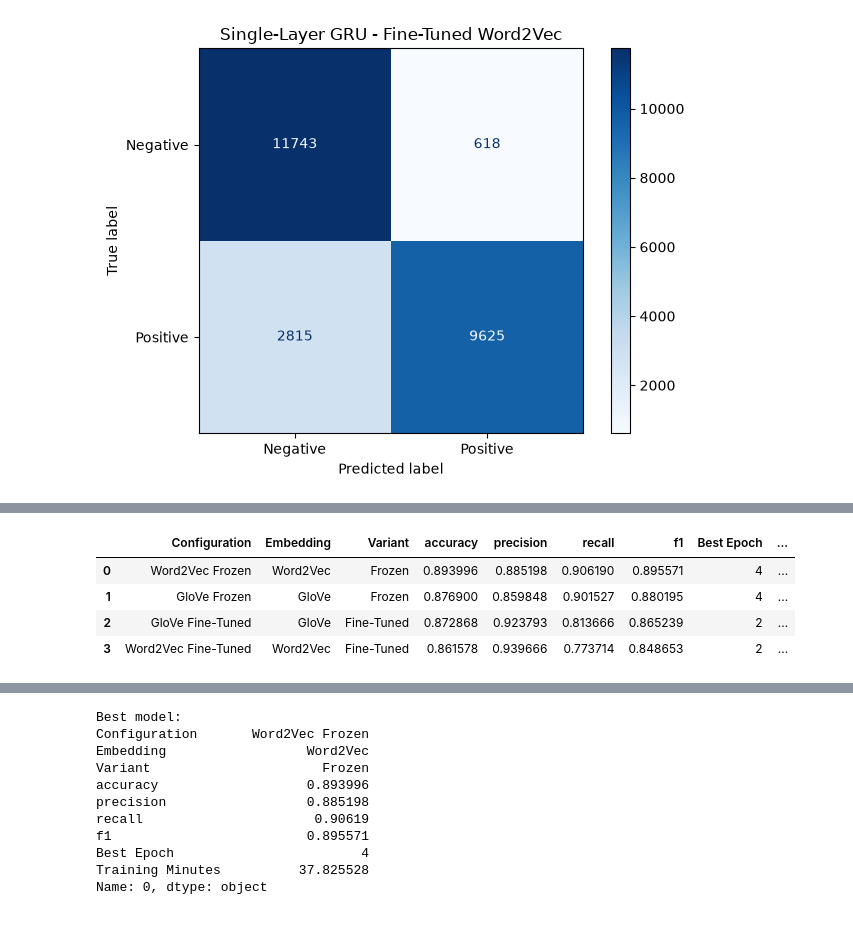
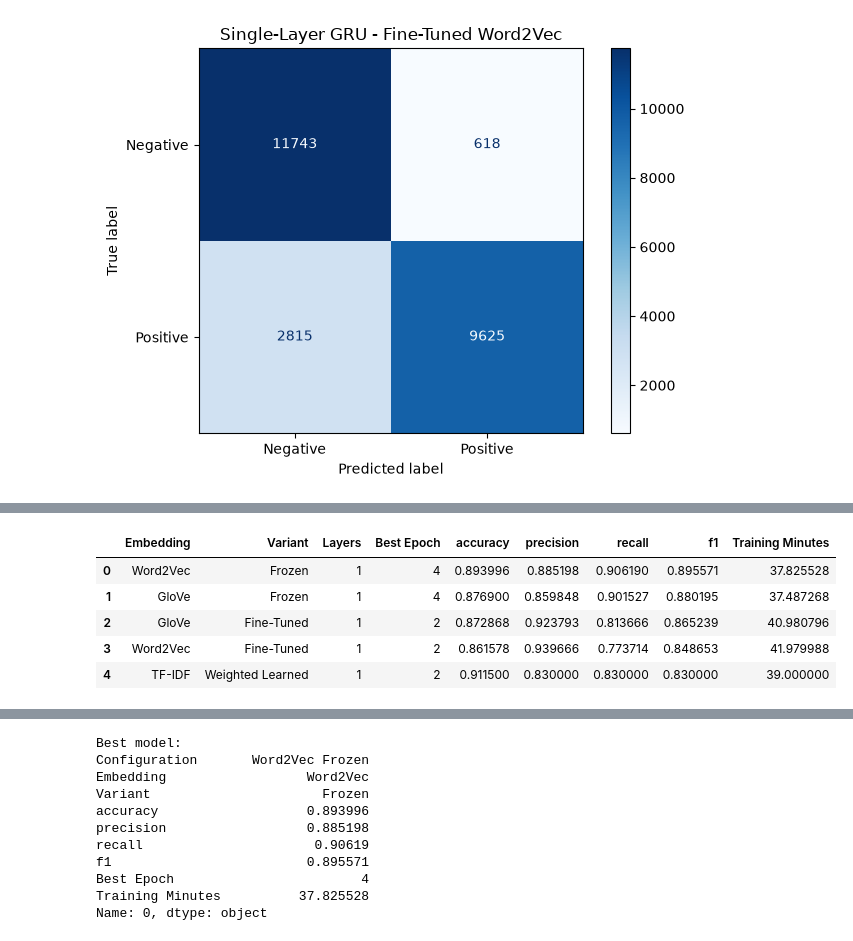
Before and after one commit to Dia8897/Assignment4_NLP_SequenceModels, a Jupyter notebook: notebooks/models/gru.ipynb, the cells around one changed output, grey strips where cells are left out. Drawn from its saved outputs; the diff is of its cells as text; code cells hidden in the pictures.

```diff
--- a/notebooks/models/gru.ipynb
+++ b/notebooks/models/gru.ipynb
@@ -1789,65 +3124,73 @@ single_layer_results[
 # %%
-import pandas as pd
-import matplotlib.pyplot as plt
-from pathlib import Path
-
 results_df = pd.DataFrame([
     {
-        "Configuration": "Word2Vec Frozen",
         "Embedding": "Word2Vec",
         "Variant": "Frozen",
+        "Layers": 1,
+        "Best Epoch": 4,
         "accuracy": 0.893996,
         "precision": 0.885198,
         "recall": 0.906190,
         "f1": 0.895571,
-        "Best Epoch": 4,
         "Training Minutes": 37.825528
     },
     {
-        "Configuration": "GloVe Frozen",
         "Embedding": "GloVe",
         "Variant": "Frozen",
+        "Layers": 1,
+        "Best Epoch": 4,
         "accuracy": 0.876900,
         "precision": 0.859848,
         "recall": 0.901527,
         "f1": 0.880195,
-        "Best Epoch": 4,
         "Training Minutes": 37.487268
     },
     {
-        "Configuration": "GloVe Fine-Tuned",
         "Embedding": "GloVe",
         "Variant": "Fine-Tuned",
+        "Layers": 1,
+        "Best Epoch": 2,
         "accuracy": 0.872868,
         "precision": 0.923793,
         "recall": 0.813666,
         "f1": 0.865239,
-        "Best Epoch": 2,
         "Training Minutes": 40.980796
     },
     {
-        "Configuration": "Word2Vec Fine-Tuned",
         "Embedding": "Word2Vec",
         "Variant": "Fine-Tuned",
+        "Layers": 1,
+        "Best Epoch": 2,
         "accuracy": 0.861578,
         "precision": 0.939666,
         "recall": 0.773714,
         "f1": 0.848653,
+        "Training Minutes": 41.979988
+    },
+    {
+        "Embedding": "TF-IDF",
+        "Variant": "Weighted Learned",
+        "Layers": 1,
         "Best Epoch": 2,
-        "Training Minutes": 41.979988
+        "accuracy": 0.9115,
+        "precision": 0.83,
+        "recall": 0.83,
+        "f1": 0.83,
+        "Training Minutes": 39
     }
 ])
 
 results_df = results_df.sort_values(
     "f1",
     ascending=False
 ).reset_index(drop=True)
 
 results_df
 # %% [output]
-|  | Configuration | Embedding | Variant | accuracy | precision | recall | f1 | Best Epoch | ... |
-| 0 | Word2Vec Frozen | Word2Vec | Frozen | 0.893996 | 0.885198 | 0.906190 | 0.895571 | 4 | ... |
-| 1 | GloVe Frozen | GloVe | Frozen | 0.876900 | 0.859848 | 0.901527 | 0.880195 | 4 | ... |
-| 2 | GloVe Fine-Tuned | GloVe | Fine-Tuned | 0.872868 | 0.923793 | 0.813666 | 0.865239 | 2 | ... |
-| 3 | Word2Vec Fine-Tuned | Word2Vec | Fine-Tuned | 0.861578 | 0.939666 | 0.773714 | 0.848653 | 2 | ... |
+|  | Embedding | Variant | Layers | Best Epoch | accuracy | precision | recall | f1 | Training Minutes |
+| 0 | Word2Vec | Frozen | 1 | 4 | 0.893996 | 0.885198 | 0.906190 | 0.895571 | 37.825528 |
+| 1 | GloVe | Frozen | 1 | 4 | 0.876900 | 0.859848 | 0.901527 | 0.880195 | 37.487268 |
+| 2 | GloVe | Fine-Tuned | 1 | 2 | 0.872868 | 0.923793 | 0.813666 | 0.865239 | 40.980796 |
+| 3 | Word2Vec | Fine-Tuned | 1 | 2 | 0.861578 | 0.939666 | 0.773714 | 0.848653 | 41.979988 |
+| 4 | TF-IDF | Weighted Learned | 1 | 2 | 0.911500 | 0.830000 | 0.830000 | 0.830000 | 39.000000 |
 # %%
```
Also changed, not shown: parts of 31 cells of this notebook, 3 other files.
